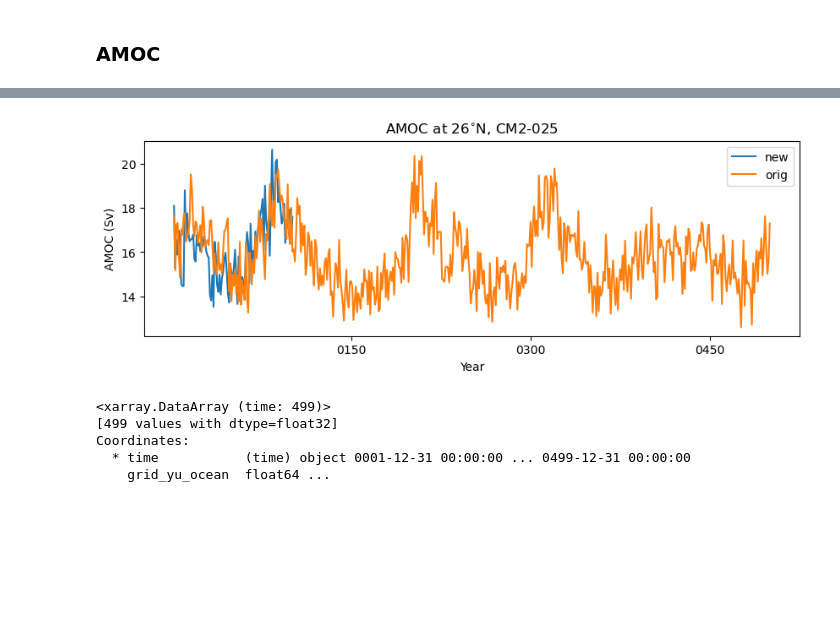
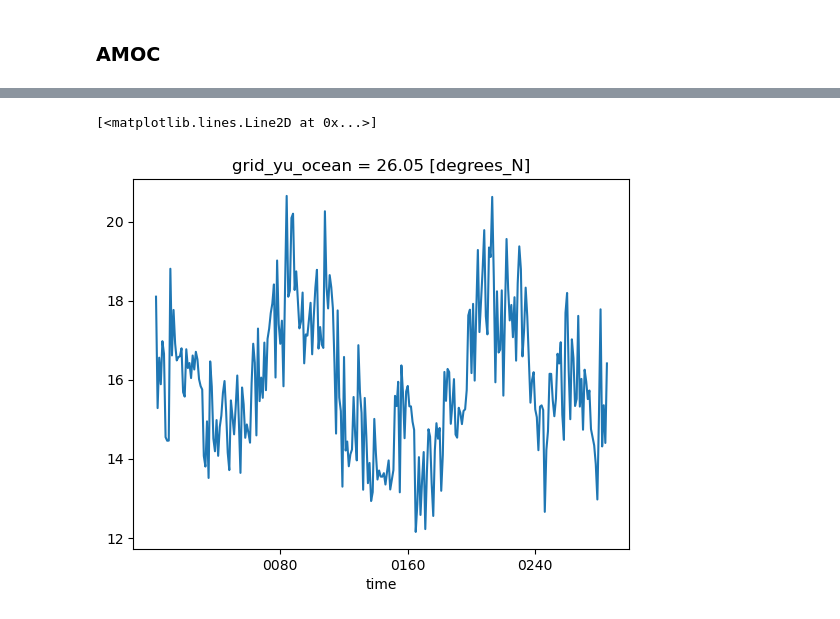
Before and after one commit to wghuneke/ACCESS-CM2-025_Analysis, a Jupyter notebook: notebooks/Testing_CM2_025_new_bath_interpweights.ipynb, the cells around one changed output, grey strips where cells are left out. Cells and saved outputs as stored; diff of their text form; code cells hidden in the pictures; blank space fills up the shorter version.

```diff
--- a/notebooks/Testing_CM2_025_new_bath_interpweights.ipynb
+++ b/notebooks/Testing_CM2_025_new_bath_interpweights.ipynb
@@ -259,12 +260,14 @@ rho_gm_start = rho_gm_start.sel(grid_xt_ocean=xt_slice).sum('grid_xt_ocean').sel
 psi_amoc_sum = psi_amoc_sum + rho_gm_start
 
 # Now repeat for rest
-for ii in range(1, len(path_ocean_ym)):
-    rho_tmp = xr.open_dataset(path_ocean_ym[ii]).ty_trans_rho
+start = 560
+end   = 620
+for ii in range(1, len(path_ocean_ym[start:end])):
+    rho_tmp = xr.open_dataset(path_ocean_ym[start:end][ii]).ty_trans_rho
     rho_tmp = rho_tmp.sel(grid_xt_ocean=xt_slice).sum('grid_xt_ocean').sel(method='Nearest',grid_yu_ocean=latitude)*1.0e-9
     psi_amoc_sum_tmp = rho_tmp.cumsum('potrho') - rho_tmp.sum('potrho')
 
-    rho_gm_tmp = xr.open_dataset(path_ocean_ym[ii]).ty_trans_rho_gm
+    rho_gm_tmp = xr.open_dataset(path_ocean_ym[start:end][ii]).ty_trans_rho_gm
     rho_gm_tmp = rho_gm_tmp.sel(grid_xt_ocean=xt_slice).sum('grid_xt_ocean').sel(method='Nearest',grid_yu_ocean=latitude)*1.0e-9
 
     psi_amoc_sum_tmp = psi_amoc_sum_tmp + rho_gm_tmp
@@ -277 +301,10 @@ Wall time: 52min 59s
+# %%
+data_new = xr.open_dataarray('/g/data/x77/wgh581/Post_Process/ACCESS_CM2_025/Comparison_ACCESS_CM2_025_new/' + 'psi_amoc_sum_CM2_025_new_7.nc')
+# %%
+data_concat = xr.concat([data_new, psi_amoc_sum[6:,:]], dim='time')
+# %%
+data_concat.sel(potrho=slice(1035.5,None)).max('potrho').resample(time='Y').mean().plot()
+# %% [output]
+[<matplotlib.lines.Line2D at 0x...>]
+[figure, added]
 # %%
@@ -281,18 +314,0 @@ data1 = xr.open_dataarray('/g/data/x77/wgh581/Post_Process/ACCESS_CM2_025/' + 'p
-# %%
-fig = plt.figure(figsize=(10,3))
-psi_amoc_sum.sel(potrho=slice(1035.5,None)).max('potrho').resample(time='Y').mean().plot(label='new')
-data1.plot(label='orig')
-plt.legend()
-plt.title('AMOC at 26$^{\circ}$N, CM2-025')
-plt.ylabel('AMOC (Sv)')
-plt.xlabel('Year');
-# %% [output]
-[figure, removed]
-# %%
-data1
-# %% [output]
-<xarray.DataArray (time: 499)>
-[499 values with dtype=float32]
-Coordinates:
-  * time           (time) object 0001-12-31 00:00:00 ... 0499-12-31 00:00:00
-    grid_yu_ocean  float64 ...
```
Also changed, not shown: parts of 13 cells of this notebook.
